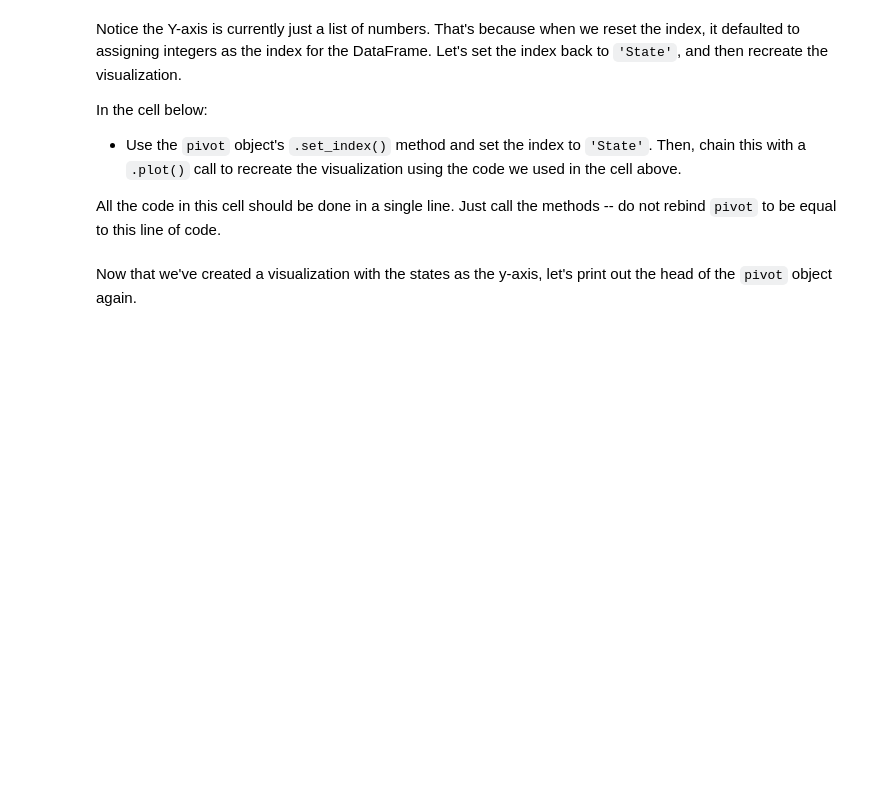
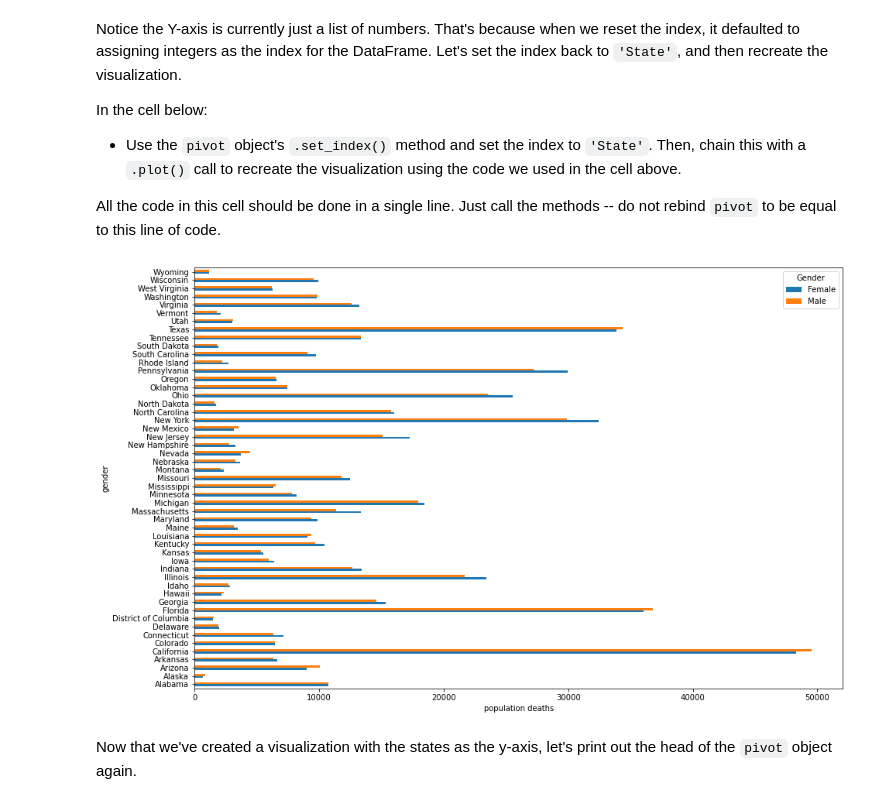
Before and after one commit to learn-co-curriculum/dsc-pivot-tables-pandas-lab, a Jupyter notebook: index.ipynb, the cells around one changed output. Cells and saved outputs as stored; diff of their text form; code cells hidden in the pictures; blank space fills up the shorter version.

```diff
--- a/index.ipynb
+++ b/index.ipynb
@@ -209,8 +469,13 @@ All the code in this cell should be done in a single line.  Just call the method
 # %%
 # Where's the states?! Notice the y-axis is just a list of numbers.
 # This is populated by the DataFrame's index.
 # When we used the .reset_index() method, we created a new numbered index to name each row.
 # Let's fix that by making state the index again.
+pivot.set_index('State').plot(kind='barh', figsize=(15, 10))
+plot.xlabel("population deaths")
+plot.ylabel('gender');
+# %% [output]
+[figure, added]
 # %% [markdown]
 Now that we've created a visualization with the states as the y-axis, let's print out the head of the `pivot` object again.
 # %%
```
Also changed, not shown: parts of 42 cells of this notebook.
